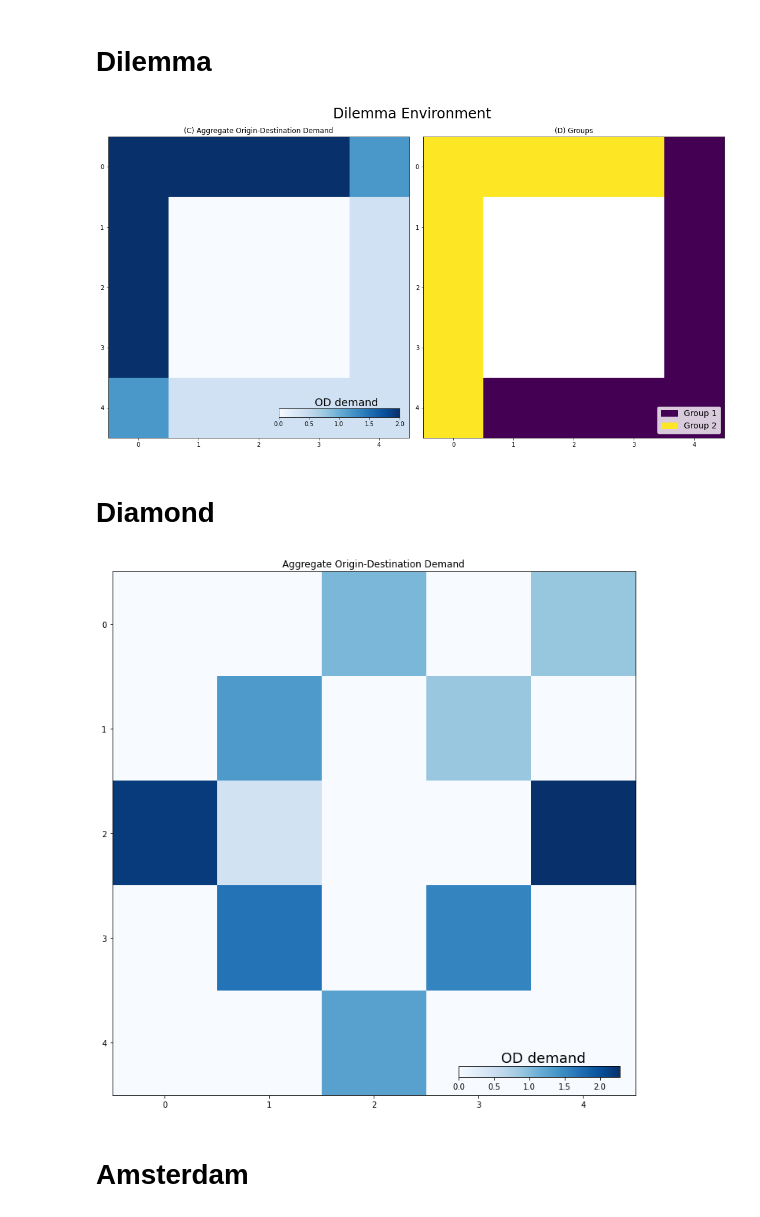
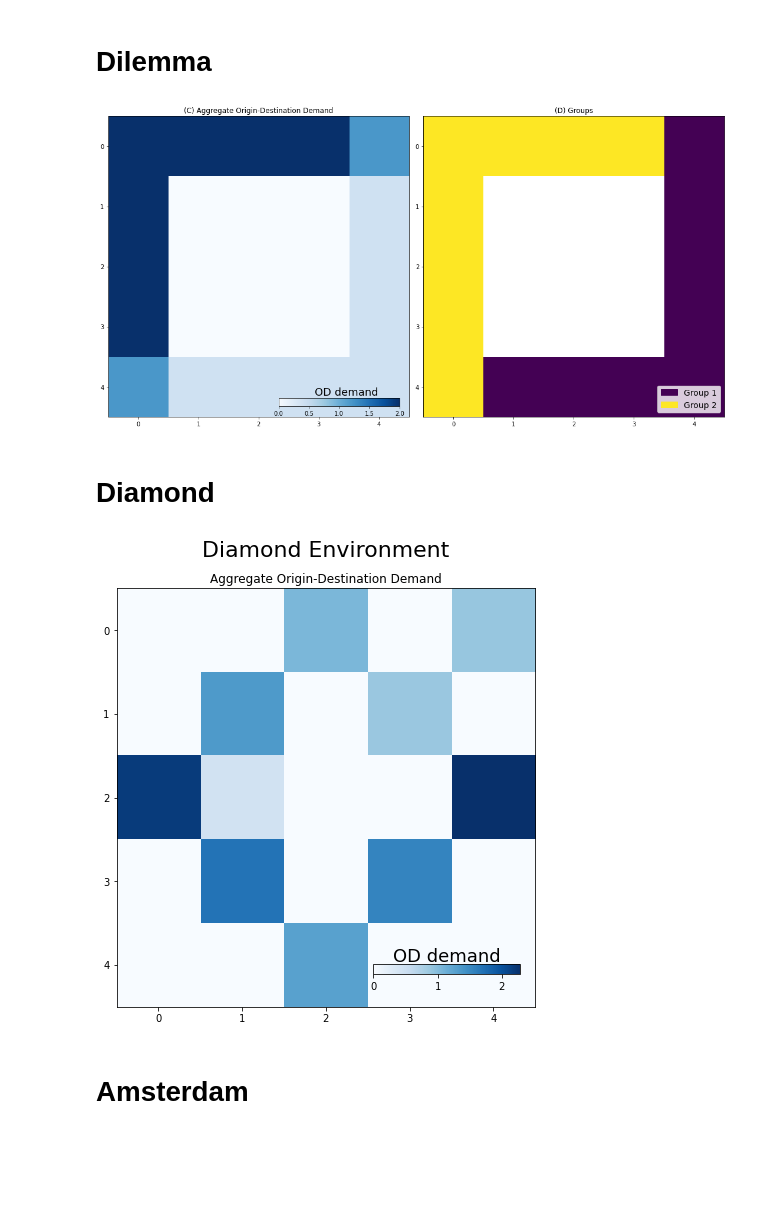
Before and after one commit to dimichai/fair-network-expansion, a Jupyter notebook: environments/plotter.ipynb, the cells around one changed output. Drawn from its saved outputs; the diff is of its cells as text; code cells hidden in the pictures; blank space fills up the shorter version.

```diff
--- a/environments/plotter.ipynb
+++ b/environments/plotter.ipynb
@@ -78,12 +78,12 @@ ams_groups = calculate_price_groups(amsterdam, 5)
 # def get_cax(ax):
 #     divider = make_axes_locatable(ax)
 #     return divider.append_axes('right', size='5%', pad=0.1)
-
+plt.rc('font', size=15)
 fig, axs = plt.subplots(1, 2, figsize=(15, 10))
 
 im0 = axs[0].imshow(xian_od, cm.get_cmap('Blues'))
 axs[0].set_title('Aggregate Origin-Destination Demand')
-cax = fig.add_axes([0.29, 0.18, 0.19, 0.02])
+cax = fig.add_axes([0.29, 0.17, 0.19, 0.02])
 cbar = fig.colorbar(im0, cax=cax, orientation='horizontal')
 # cbar.set_label('test', horizontalalignment='right')
 cax.text(5.2,1.3, 'OD demand', fontsize=18)
@@ -110,6 +110,6 @@ for i, l in enumerate(xian.existing_lines):
 
 axs[0].legend()
 
-# fig.suptitle("Xi'an (China) Environment", y=0.9)
+fig.suptitle("Xi'an (China) Environment", y=0.9, fontsize=22)
 fig.tight_layout()
 # %% [output]
@@ -157,33 +158,32 @@ patches = [ mpatches.Patch(color=colors[i], label=labels[i] ) for i in range(len
 axs[1].legend(handles=patches, loc="lower right", prop={'size': 14})
 axs[1].set_title('(D) Groups')
 
-fig.suptitle("Dilemma Environment", y=0.9, fontsize=24)
 fig.tight_layout()
 # %% [output]
-[figure, old version]
+[figure, new version]
 # %% [markdown]
 # Diamond
 # %%
-fig, axs = plt.subplots(1, 1, figsize=(15, 10))
+fig, axs = plt.subplots(1, 1, figsize=(12, 7))
 
 im0 = axs.imshow(diamond_od, cm.get_cmap('Blues'))
-cax = fig.add_axes([0.6, 0.07, 0.19, 0.02])
+cax = fig.add_axes([0.555, 0.12, 0.17, 0.02])
 fig.colorbar(im0, cax=cax, orientation='horizontal')
 axs.set_title('Aggregate Origin-Destination Demand')
-cax.text(0.6,1.3, 'OD demand', fontsize=18)
+cax.text(0.3,1.3, 'OD demand', fontsize=18)
 
 # im1 = axs[1].imshow(diamond_groups, cm.get_cmap('viridis'))
 # labels = ['1st quintile', '2nd quintile', '3rd quintile', '4th quintile', '5th quintile']
 # values = (np.unique(diamond_groups[~np.isnan(diamond_groups)]))
 # colors = [ im1.cmap(im1.norm(value)) for value in values]
 # patches = [ mpatches.Patch(color=colors[i], label=labels[i] ) for i in range(len(labels)) ]
 # axs[1].legend(handles=patches, loc="lower right", prop={'size': 14})
 # axs[1].set_title('House Price Index Quintiles')
 
-# fig.suptitle("Diamond Environment", y=0.9, fontsize=24)
+fig.suptitle("Diamond Environment", fontsize=22)
 fig.tight_layout()
 # %% [output]
-[figure, old version]
+[figure, new version]
 # %% [markdown]
 # Amsterdam
 # %%
```
Also changed, not shown: parts of 3 cells of this notebook.
